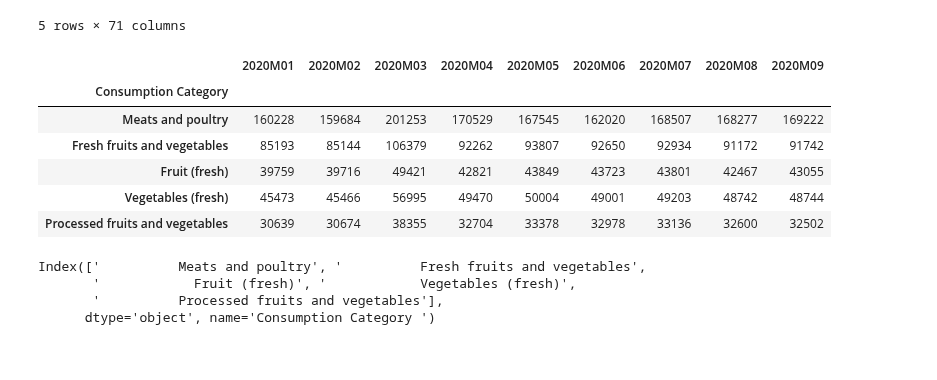
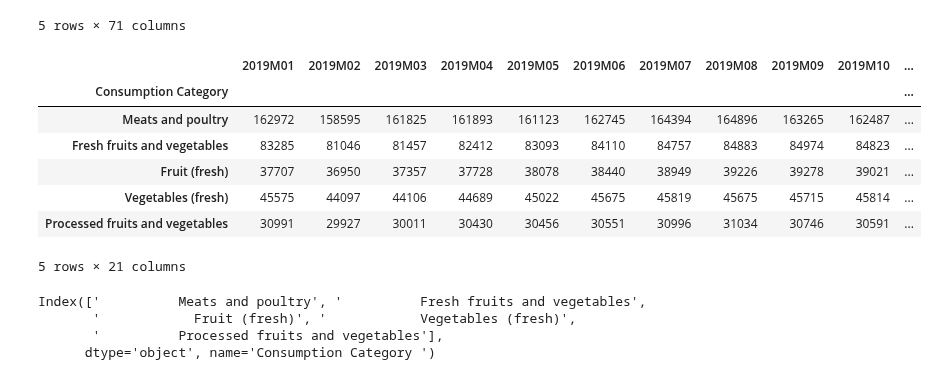
Before and after one commit to staceywai/bootcamp-project, a Jupyter notebook: meatVSveg_LG.ipynb, the cells around one changed output. Drawn from its saved outputs; the diff is of its cells as text; code cells hidden in the pictures.

```diff
--- a/meatVSveg_LG.ipynb
+++ b/meatVSveg_LG.ipynb
@@ -21,28 +21,27 @@ df.head()
 # %%
 #Making df just using the Meat & Fruit/Veggie rows & remove everything not 2020
 food_df = df.loc[[df.index[7],df.index[18], df.index[19], df.index[20],df.index[21]]]
 food_df.keys()
 graph_df = food_df.drop(columns=["Line",'2015M01', '2015M02', '2015M03',
        '2015M04', '2015M05', '2015M06', '2015M07', '2015M08', '2015M09',
        '2015M10', '2015M11', '2015M12', '2016M01', '2016M02', '2016M03',
        '2016M04', '2016M05', '2016M06', '2016M07', '2016M08', '2016M09',
        '2016M10', '2016M11', '2016M12', '2017M01', '2017M02', '2017M03',
        '2017M04', '2017M05', '2017M06', '2017M07', '2017M08', '2017M09',
        '2017M10', '2017M11', '2017M12', '2018M01', '2018M02', '2018M03',
        '2018M04', '2018M05', '2018M06', '2018M07', '2018M08', '2018M09',
-       '2018M10', '2018M11', '2018M12', '2019M01', '2019M02', '2019M03',
-       '2019M04', '2019M05', '2019M06', '2019M07', '2019M08', '2019M09',
-       '2019M10', '2019M11', '2019M12' ])
+       '2018M10', '2018M11', '2018M12' ])
 graph_df = graph_df.set_index("Consumption Category ")
 graph_df
 # %% [output]
-|  | 2020M01 | 2020M02 | 2020M03 | 2020M04 | 2020M05 | 2020M06 | 2020M07 | 2020M08 | 2020M09 |
-| Consumption Category |  |  |  |  |  |  |  |  |  |
-| Meats and poultry | 160228 | 159684 | 201253 | 170529 | 167545 | 162020 | 168507 | 168277 | 169222 |
-| Fresh fruits and vegetables | 85193 | 85144 | 106379 | 92262 | 93807 | 92650 | 92934 | 91172 | 91742 |
-| Fruit (fresh) | 39759 | 39716 | 49421 | 42821 | 43849 | 43723 | 43801 | 42467 | 43055 |
-| Vegetables (fresh) | 45473 | 45466 | 56995 | 49470 | 50004 | 49001 | 49203 | 48742 | 48744 |
-| Processed fruits and vegetables | 30639 | 30674 | 38355 | 32704 | 33378 | 32978 | 33136 | 32600 | 32502 |
+|  | 2019M01 | 2019M02 | 2019M03 | 2019M04 | 2019M05 | 2019M06 | 2019M07 | 2019M08 | 2019M09 | 2019M10 | ... |
+| Consumption Category |  |  |  |  |  |  |  |  |  |  | ... |
+| Meats and poultry | 162972 | 158595 | 161825 | 161893 | 161123 | 162745 | 164394 | 164896 | 163265 | 162487 | ... |
+| Fresh fruits and vegetables | 83285 | 81046 | 81457 | 82412 | 83093 | 84110 | 84757 | 84883 | 84974 | 84823 | ... |
+| Fruit (fresh) | 37707 | 36950 | 37357 | 37728 | 38078 | 38440 | 38949 | 39226 | 39278 | 39021 | ... |
+| Vegetables (fresh) | 45575 | 44097 | 44106 | 44689 | 45022 | 45675 | 45819 | 45675 | 45715 | 45814 | ... |
+| Processed fruits and vegetables | 30991 | 29927 | 30011 | 30430 | 30456 | 30551 | 30996 | 31034 | 30746 | 30591 | ... |
+5 rows × 21 columns
 # %%
 print(graph_df.index)
 # %% [output]
```
Also changed, not shown: parts of 1 cell of this notebook.
